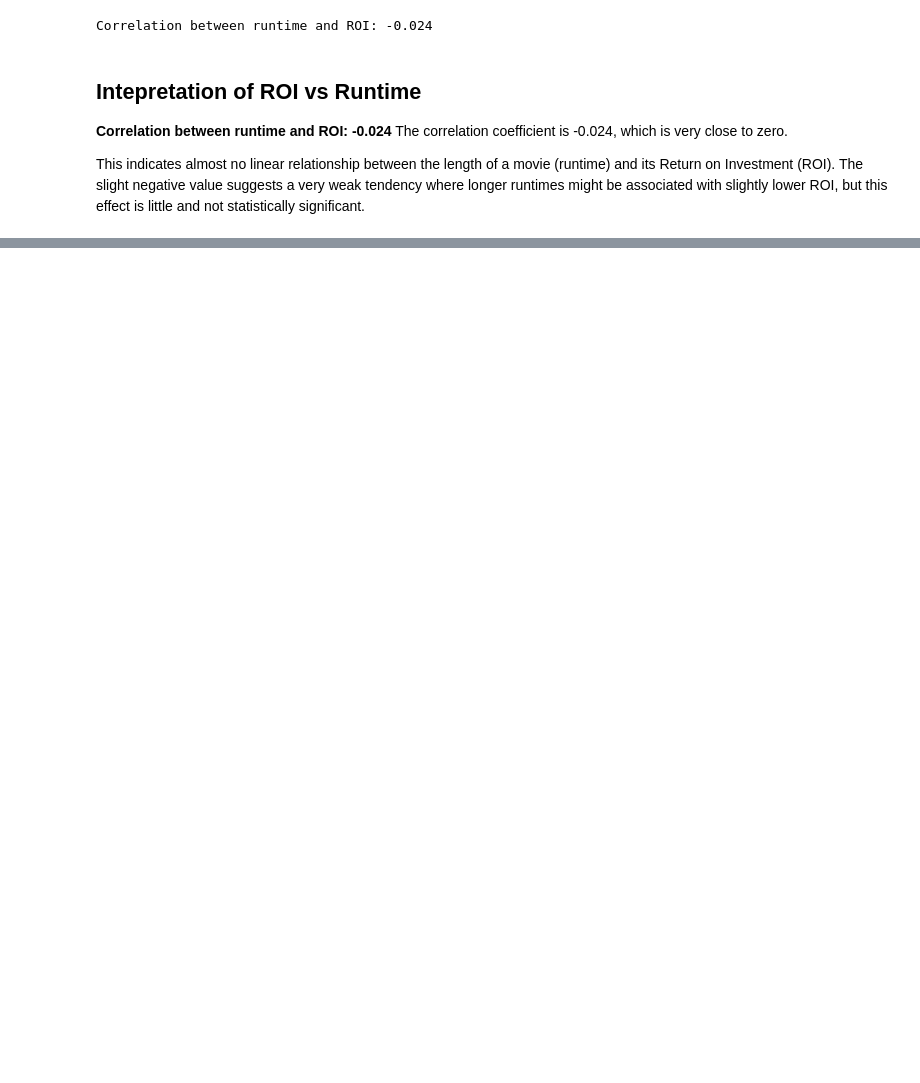
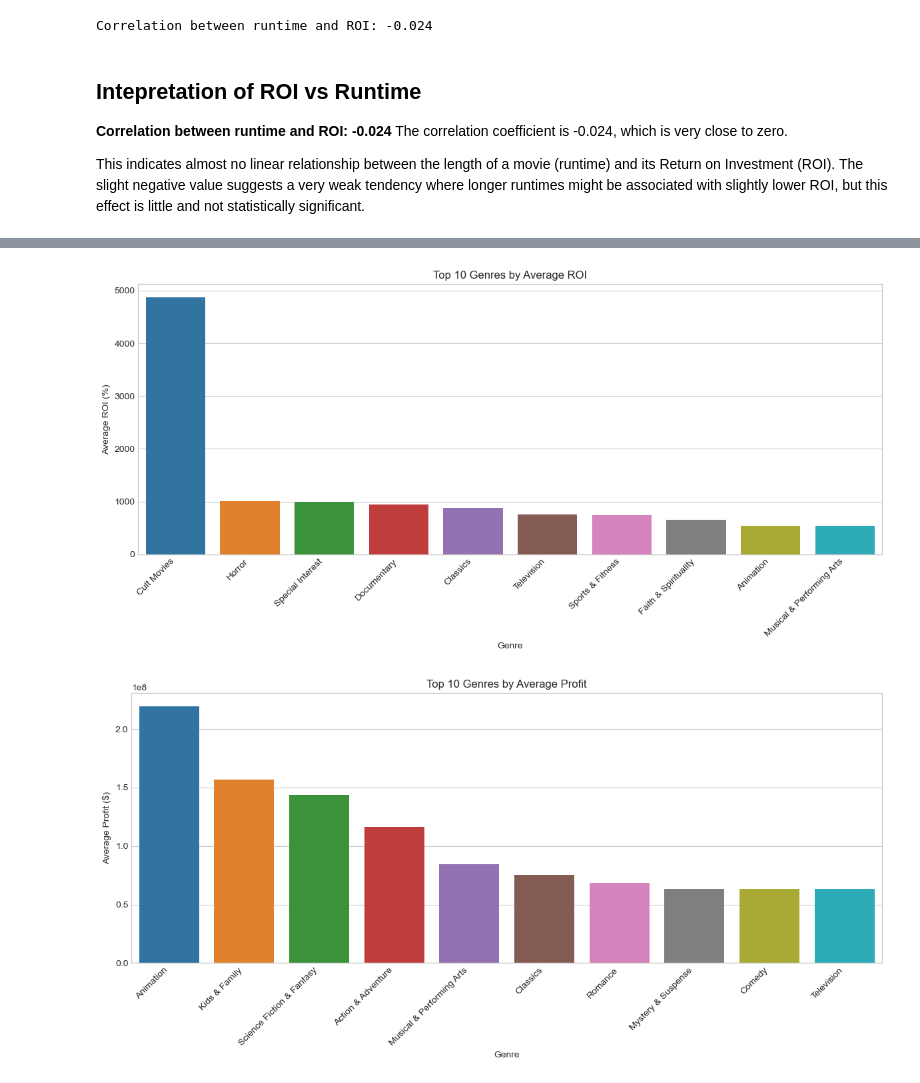
Before and after one commit to Marilyn2961/Box-Office-Performance-Analysis, a Jupyter notebook: Box_Office_Performance_Analysis.ipynb, the cells around one changed output, grey strips where cells are left out. Cells and saved outputs as stored; diff of their text form; code cells hidden in the pictures; blank space fills up the shorter version.

Commit message:
Add exploratory data viz for box office performance

```diff
--- a/Box_Office_Performance_Analysis.ipynb
+++ b/Box_Office_Performance_Analysis.ipynb
@@ -1060,0 +1064,55 @@ The slight negative value suggests a very weak tendency where longer runtimes mi
+# %%
+# Creating a copy of merged_full_df_copy
+df_genres = merged_full_df.copy()
+
+# Removing rows where the 'genres' data is missing to avoid errors during processing
+df_genres = df_genres.dropna(subset=['genres']).copy()
+
+# Splitting  genres string as they contain multiple genres separated by commas into a list
+# Then exploding the list so each row has a single genre, making it easier to analyze
+df_genres['genres'] = df_genres['genres'].str.split(',')
+df_genres = df_genres.explode('genres')
+df_genres['genres'] = df_genres['genres'].str.strip()  # Clean any extra whitespace
+
+# Keep only movies with positive production budgets and worldwide gross values
+df_genres = df_genres[(df_genres['production_budget'] > 0) & (df_genres['worldwide_gross'] > 0)].copy()
+
+# Calculating profit as the difference between worldwide gross and production budget
+# Then calculating ROI as a percentage return based on production budget
+df_genres['profit'] = df_genres['worldwide_gross'] - df_genres['production_budget']
+df_genres['ROI'] = (df_genres['profit'] / df_genres['production_budget']) * 100
+
+# Grouping data by genre and calculate the average profit and average ROI for each genre
+genre_perf = df_genres.groupby('genres')[['profit', 'ROI']].mean().reset_index()
+
+# Identify the top 10 genres with the highest average ROI for visualization
+top_10_roi = genre_perf.sort_values('ROI', ascending=False).head(10)
+
+# Plot a bar chart of these top 10 genres by average ROI
+plt.figure(figsize=(12,6))
+sns.barplot(data=top_10_roi, x='genres', y='ROI', palette="tab10" )
+plt.xticks(rotation=45, ha='right')  # Rotate x-axis labels for readability
+plt.title("Top 10 Genres by Average ROI")
+plt.ylabel("Average ROI (%)")
+plt.xlabel("Genre")
+plt.tight_layout()
+
+
+plt.show()
+
+# Identify top 10 genres by average profit
+top_10_profit = genre_perf.sort_values('profit', ascending=False).head(10)
+
+# Plot a bar chart
+plt.figure(figsize=(12,6))
+sns.barplot(data=top_10_profit, x='genres', y='profit',palette="tab10")
+plt.xticks(rotation=45, ha='right')
+plt.title("Top 10 Genres by Average Profit")
+plt.ylabel("Average Profit ($)")
+plt.xlabel("Genre")
+plt.tight_layout()
+
+plt.show()
+# %% [output]
+[figure, added]
+[figure, added]
```
Also changed, not shown: parts of 10 cells of this notebook.
